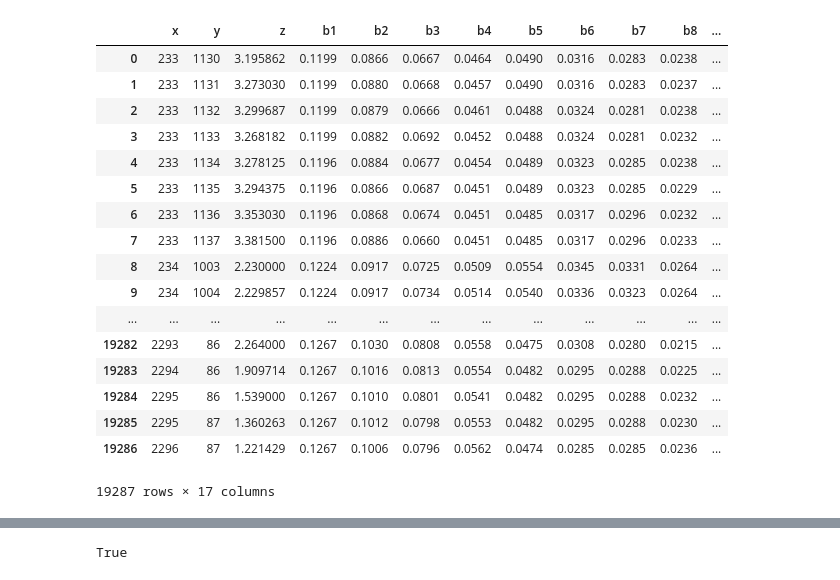
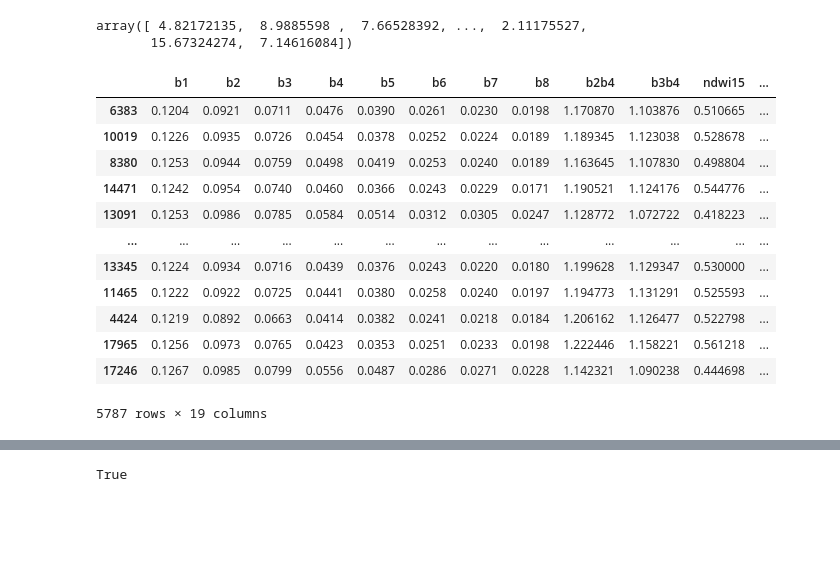
Before and after one commit to Ocean-Technologies/satellite_bathymetry, a Jupyter notebook: notebooks/data_visualization.ipynb, the cells around one changed output, grey strips where cells are left out. Drawn from its saved outputs; the diff is of its cells as text; code cells hidden in the pictures; blank space fills up the shorter version.

```diff
--- a/notebooks/data_visualization.ipynb
+++ b/notebooks/data_visualization.ipynb
@@ -13,24 +14,6 @@ transect_data_path = '../data/generated/transect_data/'
-# %%
-df_data = jb.load('../data/generated/df_newimages_bands_downside.pkl.z')
-df_data
-# %% [output]
-|  | x | y | z | b1 | b2 | b3 | b4 | b5 | b6 | b7 | b8 | ... |
-| 0 | 233 | 1130 | 3.195862 | 0.1199 | 0.0866 | 0.0667 | 0.0464 | 0.0490 | 0.0316 | 0.0283 | 0.0238 | ... |
-| 1 | 233 | 1131 | 3.273030 | 0.1199 | 0.0880 | 0.0668 | 0.0457 | 0.0490 | 0.0316 | 0.0283 | 0.0237 | ... |
-| 2 | 233 | 1132 | 3.299687 | 0.1199 | 0.0879 | 0.0666 | 0.0461 | 0.0488 | 0.0324 | 0.0281 | 0.0238 | ... |
-| 3 | 233 | 1133 | 3.268182 | 0.1199 | 0.0882 | 0.0692 | 0.0452 | 0.0488 | 0.0324 | 0.0281 | 0.0232 | ... |
-| 4 | 233 | 1134 | 3.278125 | 0.1196 | 0.0884 | 0.0677 | 0.0454 | 0.0489 | 0.0323 | 0.0285 | 0.0238 | ... |
-| 5 | 233 | 1135 | 3.294375 | 0.1196 | 0.0866 | 0.0687 | 0.0451 | 0.0489 | 0.0323 | 0.0285 | 0.0229 | ... |
-| 6 | 233 | 1136 | 3.353030 | 0.1196 | 0.0868 | 0.0674 | 0.0451 | 0.0485 | 0.0317 | 0.0296 | 0.0232 | ... |
-| 7 | 233 | 1137 | 3.381500 | 0.1196 | 0.0886 | 0.0660 | 0.0451 | 0.0485 | 0.0317 | 0.0296 | 0.0233 | ... |
-| 8 | 234 | 1003 | 2.230000 | 0.1224 | 0.0917 | 0.0725 | 0.0509 | 0.0554 | 0.0345 | 0.0331 | 0.0264 | ... |
-| 9 | 234 | 1004 | 2.229857 | 0.1224 | 0.0917 | 0.0734 | 0.0514 | 0.0540 | 0.0336 | 0.0323 | 0.0264 | ... |
-| ... | ... | ... | ... | ... | ... | ... | ... | ... | ... | ... | ... | ... |
-| 19282 | 2293 | 86 | 2.264000 | 0.1267 | 0.1030 | 0.0808 | 0.0558 | 0.0475 | 0.0308 | 0.0280 | 0.0215 | ... |
-| 19283 | 2294 | 86 | 1.909714 | 0.1267 | 0.1016 | 0.0813 | 0.0554 | 0.0482 | 0.0295 | 0.0288 | 0.0225 | ... |
-| 19284 | 2295 | 86 | 1.539000 | 0.1267 | 0.1010 | 0.0801 | 0.0541 | 0.0482 | 0.0295 | 0.0288 | 0.0232 | ... |
-| 19285 | 2295 | 87 | 1.360263 | 0.1267 | 0.1012 | 0.0798 | 0.0553 | 0.0482 | 0.0295 | 0.0288 | 0.0230 | ... |
-| 19286 | 2296 | 87 | 1.221429 | 0.1267 | 0.1006 | 0.0796 | 0.0562 | 0.0474 | 0.0285 | 0.0285 | 0.0236 | ... |
-19287 rows × 17 columns
 # %%
-model = jb.load('../data/generated/rf_model.pkl.z')
+pred = jb.load(f'{data_path}predict_rf_baseline.pkl.z')
+pred
+# %% [output]
+array([ 4.82172135,  8.9885598 ,  7.66528392, ...,  2.11175527,
+       15.67324274,  7.14616084])
@@ -38,0 +20,17 @@ z = model.predict(df_data.drop(['x','y','z'],axis=1))
+# %%
+xval = jb.load(f'{data_path}xval_bestmodel.pkl.z')
+xval
+# %% [output]
+|  | b1 | b2 | b3 | b4 | b5 | b6 | b7 | b8 | b2b4 | b3b4 | ndwi15 | ... |
+| 6383 | 0.1204 | 0.0921 | 0.0711 | 0.0476 | 0.0390 | 0.0261 | 0.0230 | 0.0198 | 1.170870 | 1.103876 | 0.510665 | ... |
+| 10019 | 0.1226 | 0.0935 | 0.0726 | 0.0454 | 0.0378 | 0.0252 | 0.0224 | 0.0189 | 1.189345 | 1.123038 | 0.528678 | ... |
+| 8380 | 0.1253 | 0.0944 | 0.0759 | 0.0498 | 0.0419 | 0.0253 | 0.0240 | 0.0189 | 1.163645 | 1.107830 | 0.498804 | ... |
+| 14471 | 0.1242 | 0.0954 | 0.0740 | 0.0460 | 0.0366 | 0.0243 | 0.0229 | 0.0171 | 1.190521 | 1.124176 | 0.544776 | ... |
+| 13091 | 0.1253 | 0.0986 | 0.0785 | 0.0584 | 0.0514 | 0.0312 | 0.0305 | 0.0247 | 1.128772 | 1.072722 | 0.418223 | ... |
+| ... | ... | ... | ... | ... | ... | ... | ... | ... | ... | ... | ... | ... |
+| 13345 | 0.1224 | 0.0934 | 0.0716 | 0.0439 | 0.0376 | 0.0243 | 0.0220 | 0.0180 | 1.199628 | 1.129347 | 0.530000 | ... |
+| 11465 | 0.1222 | 0.0922 | 0.0725 | 0.0441 | 0.0380 | 0.0258 | 0.0240 | 0.0197 | 1.194773 | 1.131291 | 0.525593 | ... |
+| 4424 | 0.1219 | 0.0892 | 0.0663 | 0.0414 | 0.0382 | 0.0241 | 0.0218 | 0.0184 | 1.206162 | 1.126477 | 0.522798 | ... |
+| 17965 | 0.1256 | 0.0973 | 0.0765 | 0.0423 | 0.0353 | 0.0251 | 0.0233 | 0.0198 | 1.222446 | 1.158221 | 0.561218 | ... |
+| 17246 | 0.1267 | 0.0985 | 0.0799 | 0.0556 | 0.0487 | 0.0286 | 0.0271 | 0.0228 | 1.142321 | 1.090238 | 0.444698 | ... |
+5787 rows × 19 columns
```
Also changed, not shown: parts of 9 cells of this notebook.
